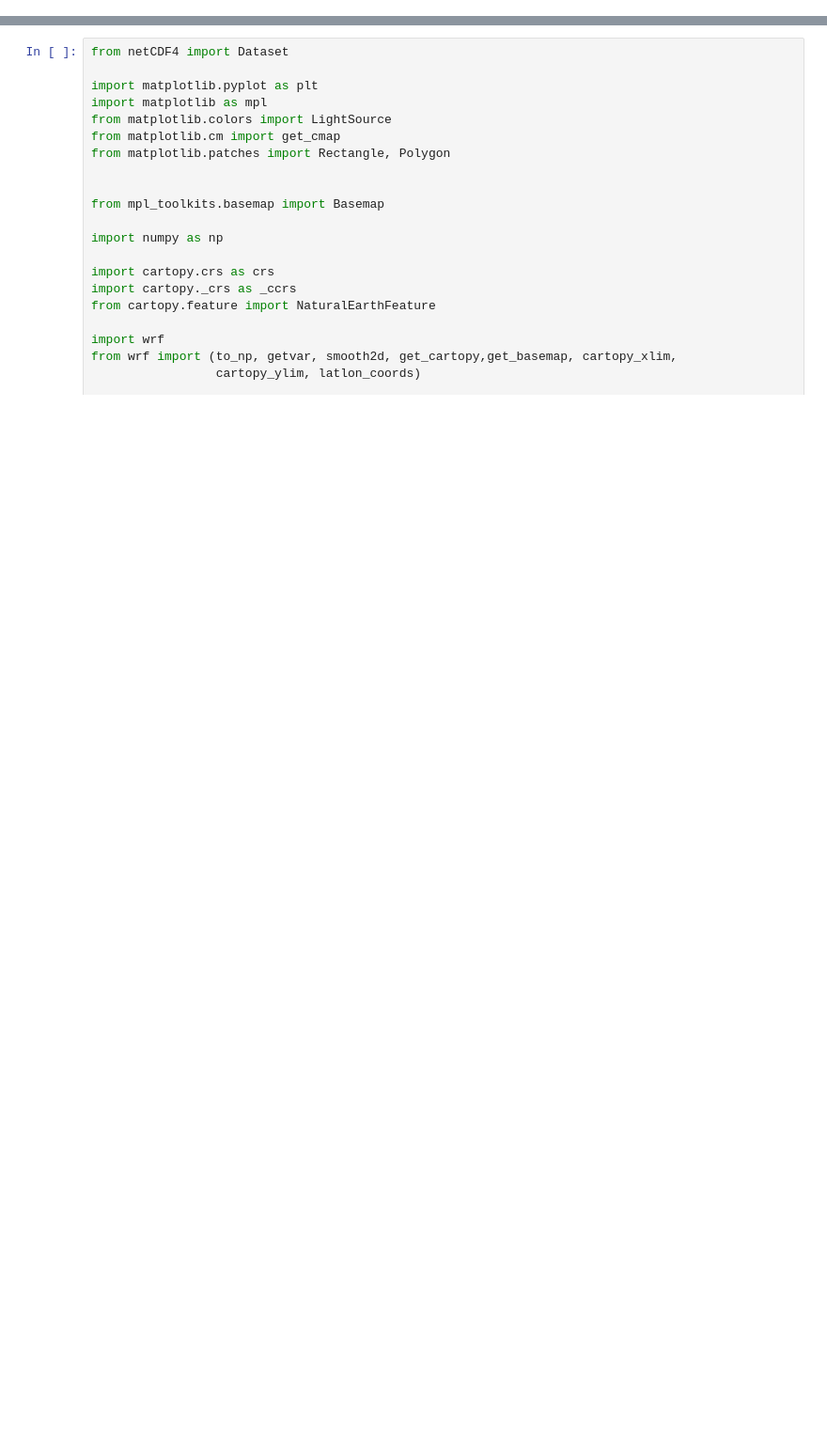
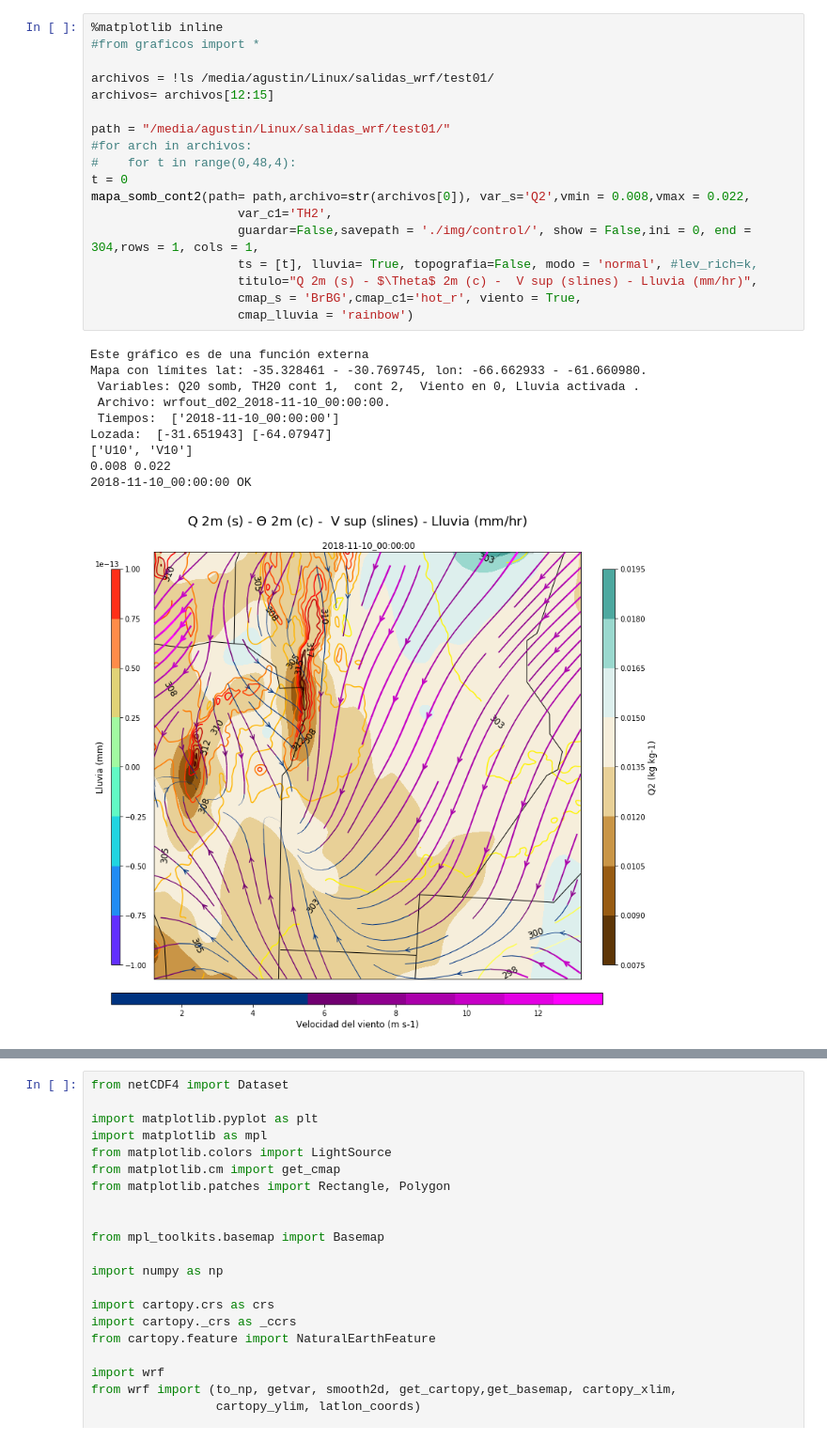
Before and after one commit to agemperador/TESIS, a Jupyter notebook: WRF_SIM.ipynb, the cells around one changed output, grey strips where cells are left out. Shown at 94% size. Drawn from its saved outputs; the diff is of its cells as text; blank space fills up the shorter version.

```diff
--- a/WRF_SIM.ipynb
+++ b/WRF_SIM.ipynb
@@ -4,0 +502,29 @@ min (1,2)
+# %%
+%matplotlib inline
+#from graficos import *
+
+archivos = !ls /media/agustin/Linux/salidas_wrf/test01/
+archivos= archivos[12:15]
+
+path = "/media/agustin/Linux/salidas_wrf/test01/"
+#for arch in archivos:
+#    for t in range(0,48,4):
+t = 0
+mapa_somb_cont2(path= path,archivo=str(archivos[0]), var_s='Q2',vmin = 0.008,vmax = 0.022,
+                    var_c1='TH2',
+                    guardar=False,savepath = './img/control/', show = False,ini = 0, end = 304,rows = 1, cols = 1,
+                    ts = [t], lluvia= True, topografia=False, modo = 'normal', #lev_rich=k,
+                    titulo="Q 2m (s) - $\Theta$ 2m (c) -  V sup (slines) - Lluvia (mm/hr)",
+                    cmap_s = 'BrBG',cmap_c1='hot_r', viento = True,
+                    cmap_lluvia = 'rainbow')
+# %% [output]
+Este gráfico es de una función externa
+Mapa con límites lat: -35.328461 - -30.769745, lon: -66.662933 - -61.660980.
+ Variables: Q20 somb, TH20 cont 1,  cont 2,  Viento en 0, Lluvia activada .
+ Archivo: wrfout_d02_2018-11-10_00:00:00.
+ Tiempos:  ['2018-11-10_00:00:00']
+Lozada:  [-31.651943] [-64.07947]
+['U10', 'V10']
+0.008 0.022
+2018-11-10_00:00:00 OK
+[figure, added]
```
Also changed, not shown: parts of 24 cells of this notebook, 1 other file.
